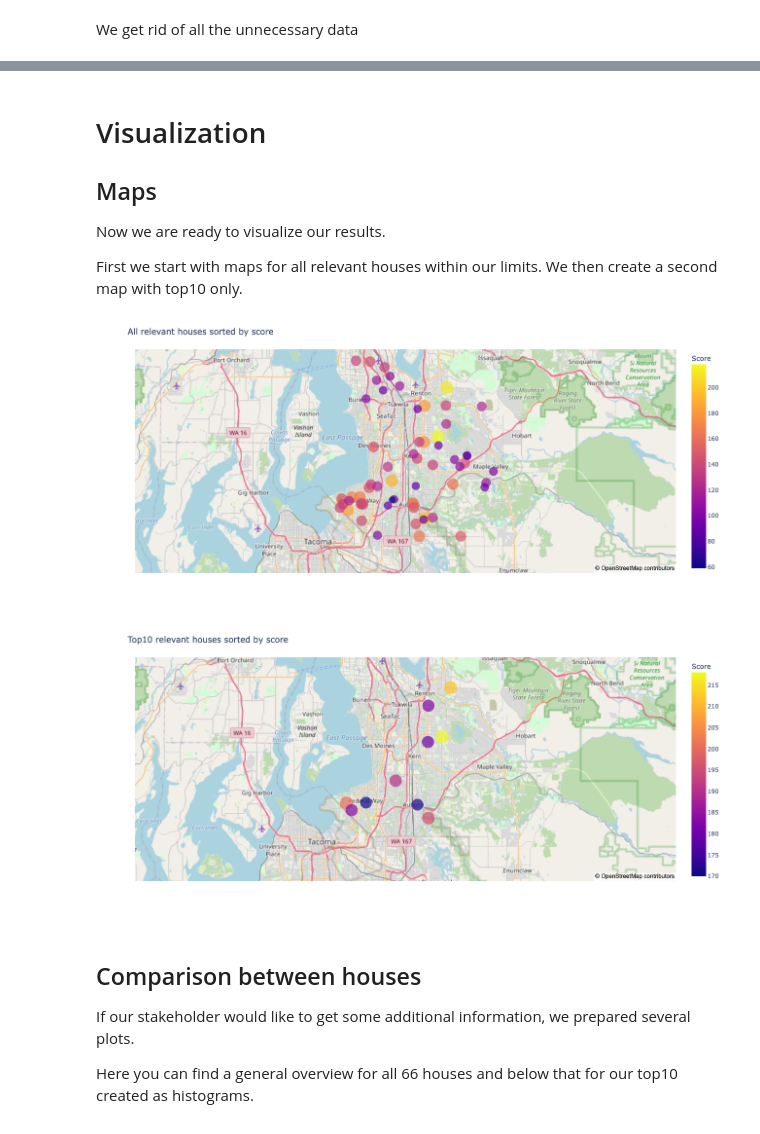
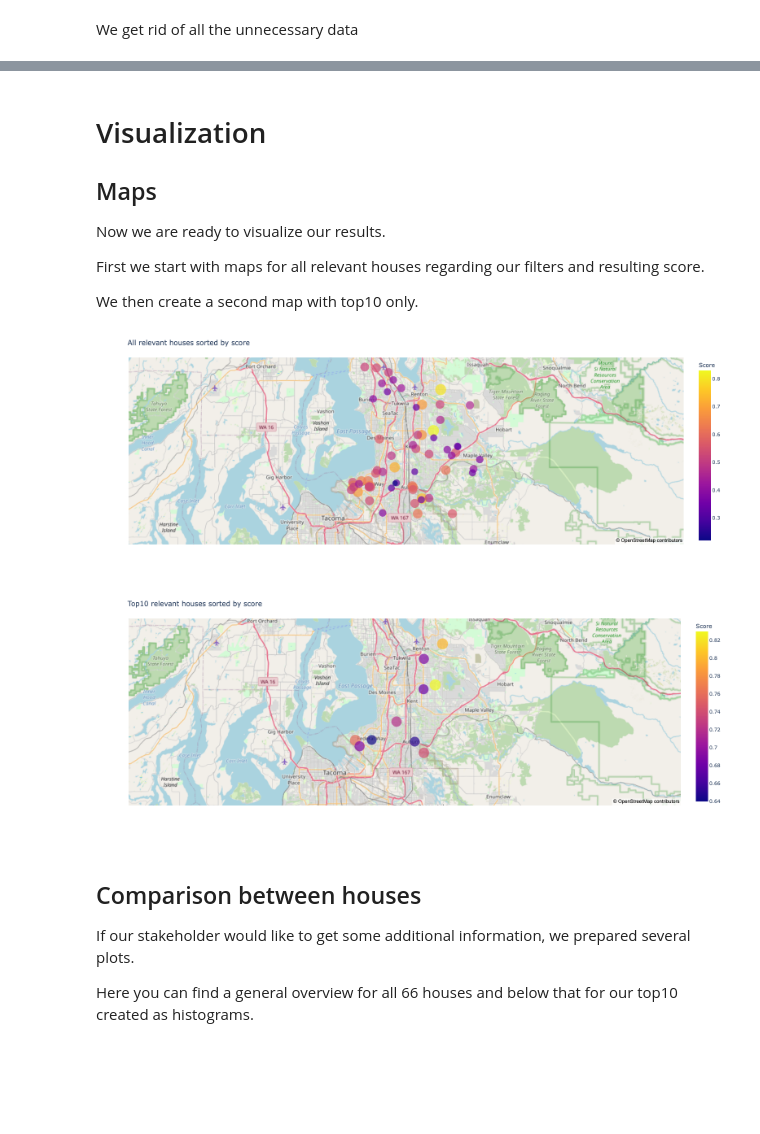
Before and after one commit to Toubeey/EDA-KingCounty_Housing_Project, a Jupyter notebook: notebooks/Top10 Houses for Thomas Hansen.ipynb, the cells around one changed output, grey strips where cells are left out. Drawn from its saved outputs; the diff is of its cells as text; code cells hidden in the pictures; blank space fills up the shorter version.

Commit message:
Final results notebook and PPT

```diff
--- a/notebooks/Top10 Houses for Thomas Hansen.ipynb
+++ b/notebooks/Top10 Houses for Thomas Hansen.ipynb
@@ -214,14 +236,21 @@ grading = grading.sort_values(by=['price'], ascending=False)
 grading.insert(0, 'pricescore', range(1, 1 + len(grading)))
 
 #Calculate overall Score with the four values
-grading.eval('Score = (housescore + gradescore + conditionscore + pricescore)', inplace = True)
+grading.eval('Score = (housescore + gradescore + conditionscore + pricescore)/ (4* housescore.describe()["count"])', inplace = True)
 grading = grading.sort_values('Score', ascending=False)
+
+#Rounding the Score to two decimals
+grading = grading.round({'Score': 2})
+
 top10 = grading.head(10)
 top10
 
 #Add a 'House'-Column for top10. Number 1 is with highest score down to 10 with lowest score
 grading.insert(0, 'House', range(1, 1 + len(grading)))
+
+
+grading = grading[['House', 'Score', 'housescore', 'bedrooms', 'bathrooms', 'price', 'pricescore', 'grade', 'grade_mean','gradescore','condition', 'condition_mean', 'conditionscore', 'sqft_living', 'sqft_lot', 'floors', 'zipcode', 'lat', 'long', 'id']]
+
 top10 = grading.head(10)
-
 grading
 # %% [output]
@@ -243,19 +288,20 @@ grading
 ## Maps
 Now we are ready to visualize our results.
 
-First we start with maps for all relevant houses within our limits.
+First we start with maps for all relevant houses regarding our filters and resulting score.
+
 We then create a second map with top10 only.
 # %%
 # Create a map with plotly for relevant houses
 fig = px.scatter_mapbox(grading, lat="lat", lon="long", hover_name="House",
                         hover_data={"lat":False, 'long':False, "price":True, "grade":True, "condition":True, "bedrooms":True, "bathrooms":True,
-                                 "floors":True, "sqft_living":True, "sqft_lot":True, },
+                                 "floors":True, "sqft_living":True, "sqft_lot":True, "id":True },
                         width=1000, height=600, zoom=9.3, size="Score", color='Score')
 fig.update_layout(mapbox_style="open-street-map", title="All relevant houses sorted by score")
 fig.update_geos(fitbounds="locations")
 fig.show()
 # %% [output]
-[figure, old version]
+[figure, new version]
 # %%
 #Create a map with plotly for top10
 fig = px.scatter_mapbox(top10, lat="lat", lon="long", hover_name="House",
@@ -266,7 +312,7 @@ fig.update_layout(mapbox_style="open-street-map", title="Top10 relevant houses s
 fig.update_geos(fitbounds="locations")
 fig.show()
 # %% [output]
-[figure, old version]
+[figure, new version]
 # %% [markdown]
 ## Comparison between houses
 If our stakeholder would like to get some additional information, we prepared several plots.
```
Also changed, not shown: parts of 13 cells of this notebook, 3 other files.
